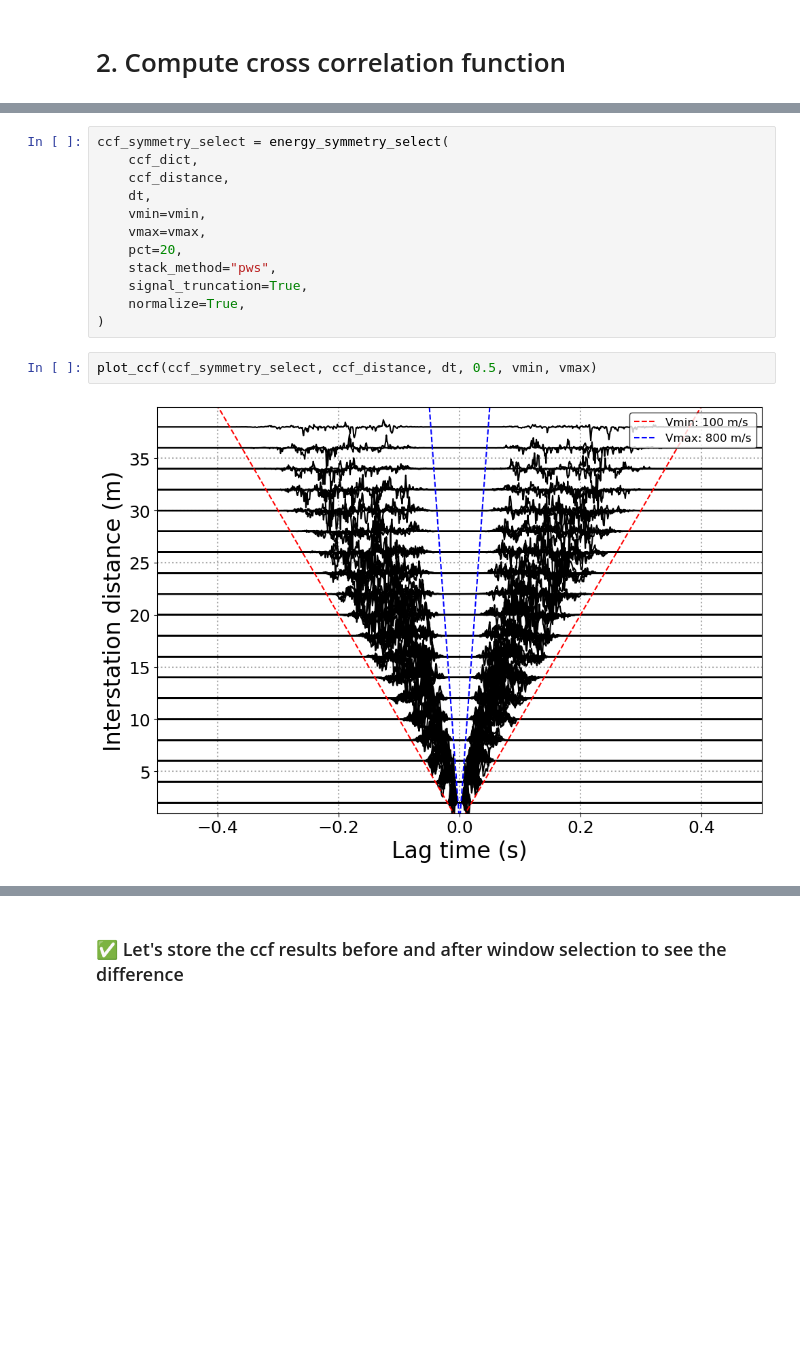
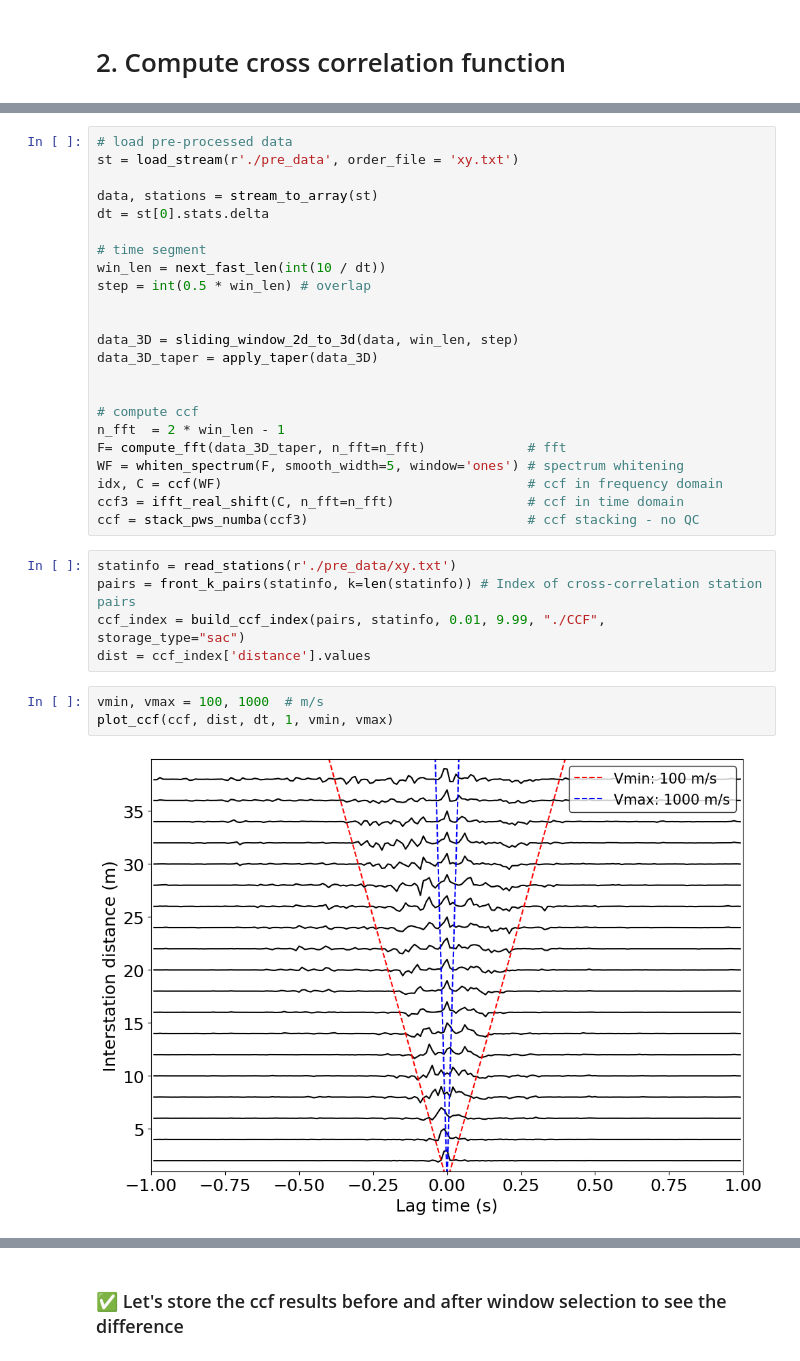
Before and after one commit to VianWan/noiseba, a Jupyter notebook: examples/mian.ipynb, the cells around one changed output, grey strips where cells are left out. Drawn from its saved outputs; the diff is of its cells as text; blank space fills up the shorter version.

```diff
--- a/examples/mian.ipynb
+++ b/examples/mian.ipynb
@@ -102,16 +69,33 @@ plot_ccf(ccf_snr_select, ccf_distance, dt, 0.5, vmin, vmax,)
-# %%
-ccf_symmetry_select = energy_symmetry_select(
-    ccf_dict,
-    ccf_distance,
-    dt,
-    vmin=vmin,
-    vmax=vmax,
-    pct=20,
-    stack_method="pws",
-    signal_truncation=True,
-    normalize=True,
-)
-# %%
-plot_ccf(ccf_symmetry_select, ccf_distance, dt, 0.5, vmin, vmax)
-# %% [output]
-[figure, removed]
+# %%
+# load pre-processed data
+st = load_stream(r'./pre_data', order_file = 'xy.txt')
+
+data, stations = stream_to_array(st)
+dt = st[0].stats.delta
+
+# time segment
+win_len = next_fast_len(int(10 / dt))
+step = int(0.5 * win_len) # overlap
+
+
+data_3D = sliding_window_2d_to_3d(data, win_len, step)
+data_3D_taper = apply_taper(data_3D)
+
+
+# compute ccf
+n_fft  = 2 * win_len - 1
+F= compute_fft(data_3D_taper, n_fft=n_fft)             # fft
+WF = whiten_spectrum(F, smooth_width=5, window='ones') # spectrum whitening
+idx, C = ccf(WF)                                       # ccf in frequency domain
+ccf3 = ifft_real_shift(C, n_fft=n_fft)                 # ccf in time domain
+ccf = stack_pws_numba(ccf3)                            # ccf stacking - no QC
+# %%
+statinfo = read_stations(r'./pre_data/xy.txt')
+pairs = front_k_pairs(statinfo, k=len(statinfo)) # Index of cross‑correlation station pairs
+ccf_index = build_ccf_index(pairs, statinfo, 0.01, 9.99, "./CCF",  storage_type="sac")
+dist = ccf_index['distance'].values
+# %%
+vmin, vmax = 100, 1000  # m/s
+plot_ccf(ccf, dist, dt, 1, vmin, vmax)
+# %% [output]
+[figure, added]
```
Also changed, not shown: parts of 21 cells of this notebook, 39 other files.
